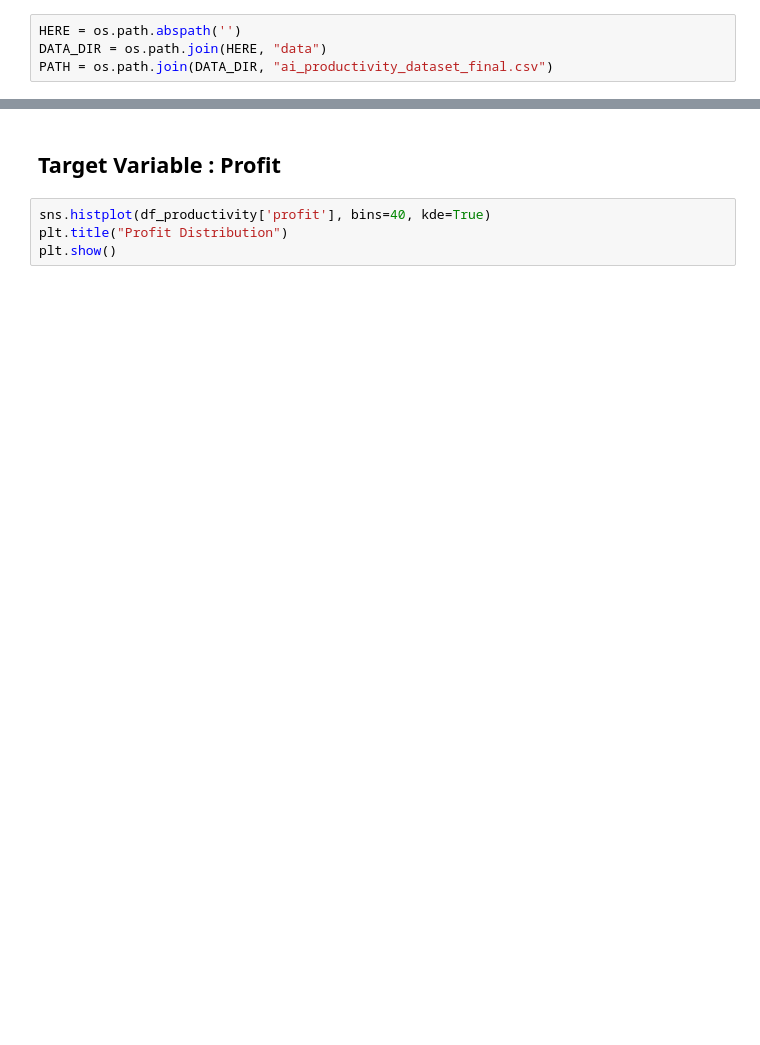
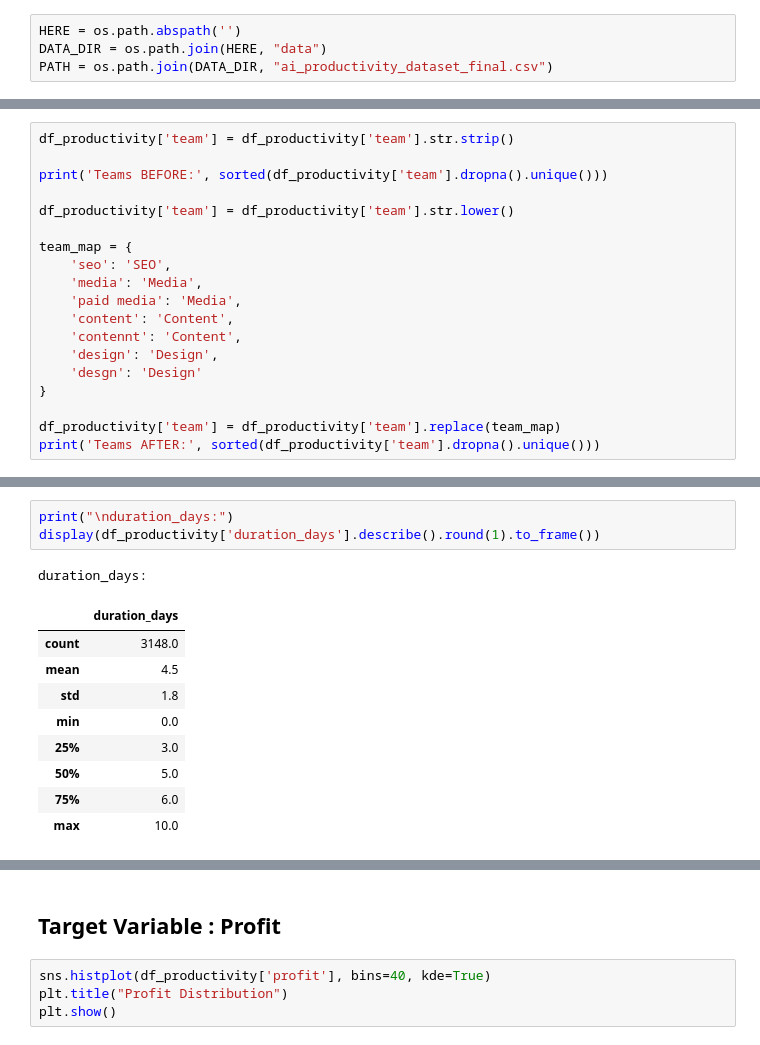
Before and after one commit to andreamammano89-maker/ML_Project_SEA_815441, a Jupyter notebook: main.ipynb, the cells around one changed output, grey strips where cells are left out. Cells and saved outputs as stored; diff of their text form; blank space fills up the shorter version.

```diff
--- a/main.ipynb
+++ b/main.ipynb
@@ -149,0 +208,19 @@ These observations motivate a deeper investigation into the relationship between
+# %%
+df_productivity['team'] = df_productivity['team'].str.strip()
+
+print('Teams BEFORE:', sorted(df_productivity['team'].dropna().unique()))
+
+df_productivity['team'] = df_productivity['team'].str.lower()
+
+team_map = {
+    'seo': 'SEO',
+    'media': 'Media',
+    'paid media': 'Media',
+    'content': 'Content',
+    'contennt': 'Content',
+    'design': 'Design',
+    'desgn': 'Design'
+}
+
+df_productivity['team'] = df_productivity['team'].replace(team_map)
+print('Teams AFTER:', sorted(df_productivity['team'].dropna().unique()))
@@ -149,0 +281,14 @@ These observations motivate a deeper investigation into the relationship between
+# %%
+print("\nduration_days:")
+display(df_productivity['duration_days'].describe().round(1).to_frame())
+# %% [output]
+duration_days:
+|  | duration_days |
+| count | 3148.0 |
+| mean | 4.5 |
+| std | 1.8 |
+| min | 0.0 |
+| 25% | 3.0 |
+| 50% | 5.0 |
+| 75% | 6.0 |
+| max | 10.0 |
```
Also changed, not shown: parts of 34 cells of this notebook.
